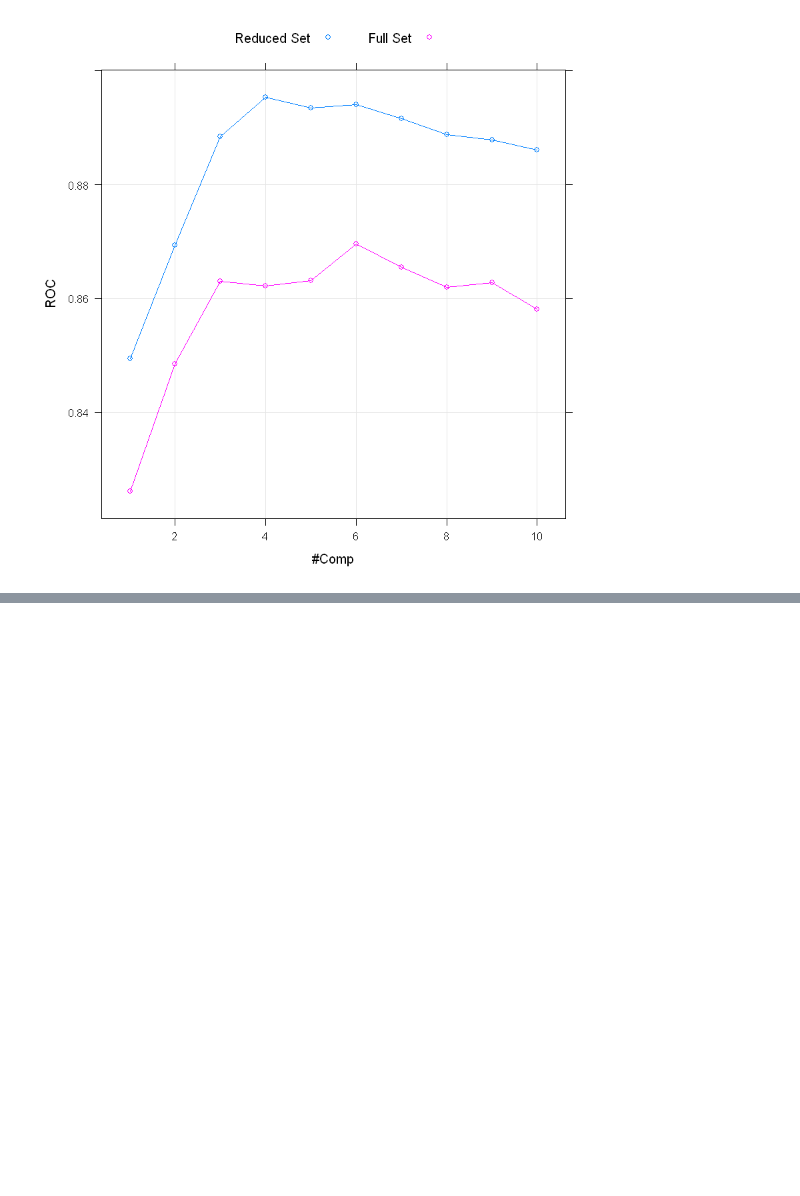
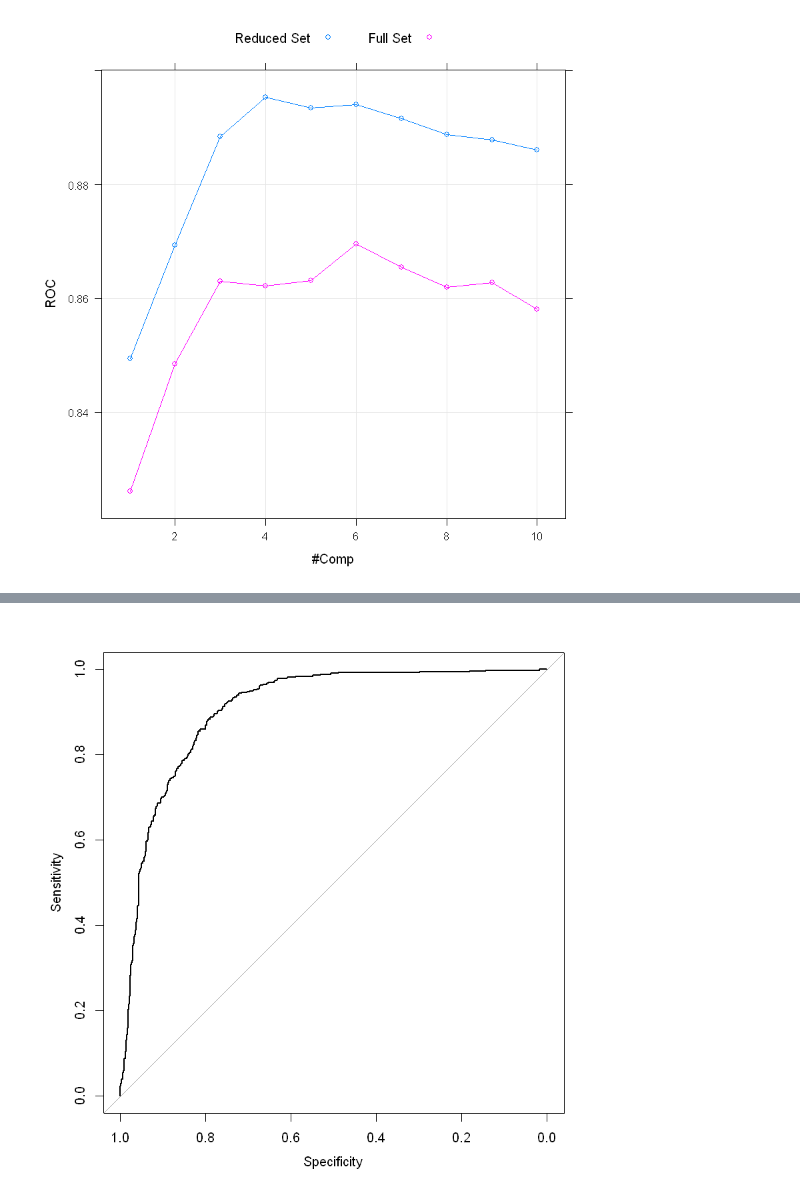
Before and after one commit to Randallzoeng/BookClub, a Jupyter notebook: AppliedPredictiveModeling/Chap. 12 Discriminant Analysis and Other Linear Classification Models.ipynb, the cells around one changed output, grey strips where cells are left out. Saved outputs shown, nothing was run; the diff lists cells and outputs as text; code cells hidden in the pictures; blank space fills up the shorter version.

```diff
--- a/AppliedPredictiveModeling/Chap. 12 Discriminant Analysis and Other Linear Classification Models.ipynb
+++ b/AppliedPredictiveModeling/Chap. 12 Discriminant Analysis and Other Linear Classification Models.ipynb
@@ -487,0 +613,3 @@ xyplot(ROC~ncomp,
+# %%
+glmnet2008 <- merge(fit_glm_tune$pred,fit_glm_tune$bestTune)
+head(glmnet2008)
@@ -487,0 +624,12 @@ xyplot(ROC~ncomp,
+# %%
+roc_glm <- roc(
+              response = glmnet2008$obs,
+              predictor = glmnet2008$successful,
+              levels=rev(levels(glmnet2008$obs)))
+plot(roc_glm)
+# plot(roc_pls, type = "s", col = rgb(.2, .2, .2, .2), legacy.axes = TRUE)
+# plot(roc_lda, type = "s", add = TRUE, col = rgb(.2, .2, .2, .2), legacy.axes = TRUE)
+# plot(roc_lr, type = "s", col = rgb(.2, .2, .2, .2), add = TRUE, legacy.axes = TRUE)
+# plot(roc_glm, type = "s", add = TRUE, legacy.axes = TRUE)
+# %% [output]
+[figure, added]
```
Also changed, not shown: parts of 16 cells of this notebook.
